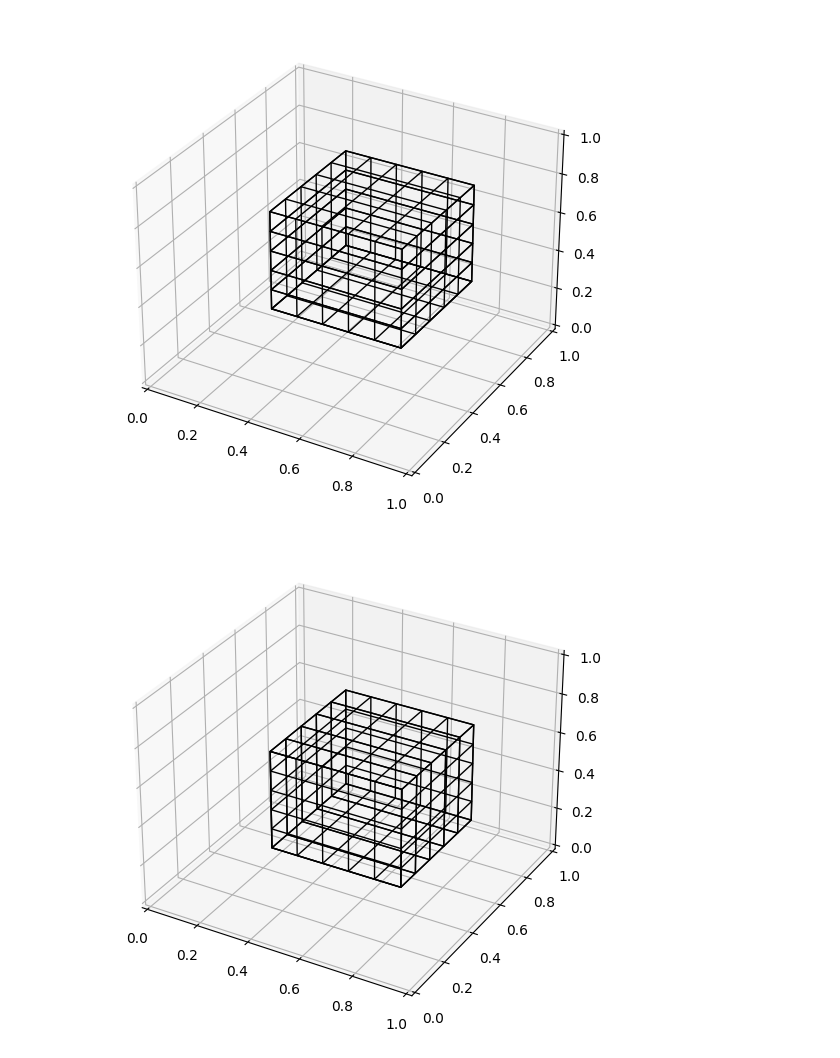
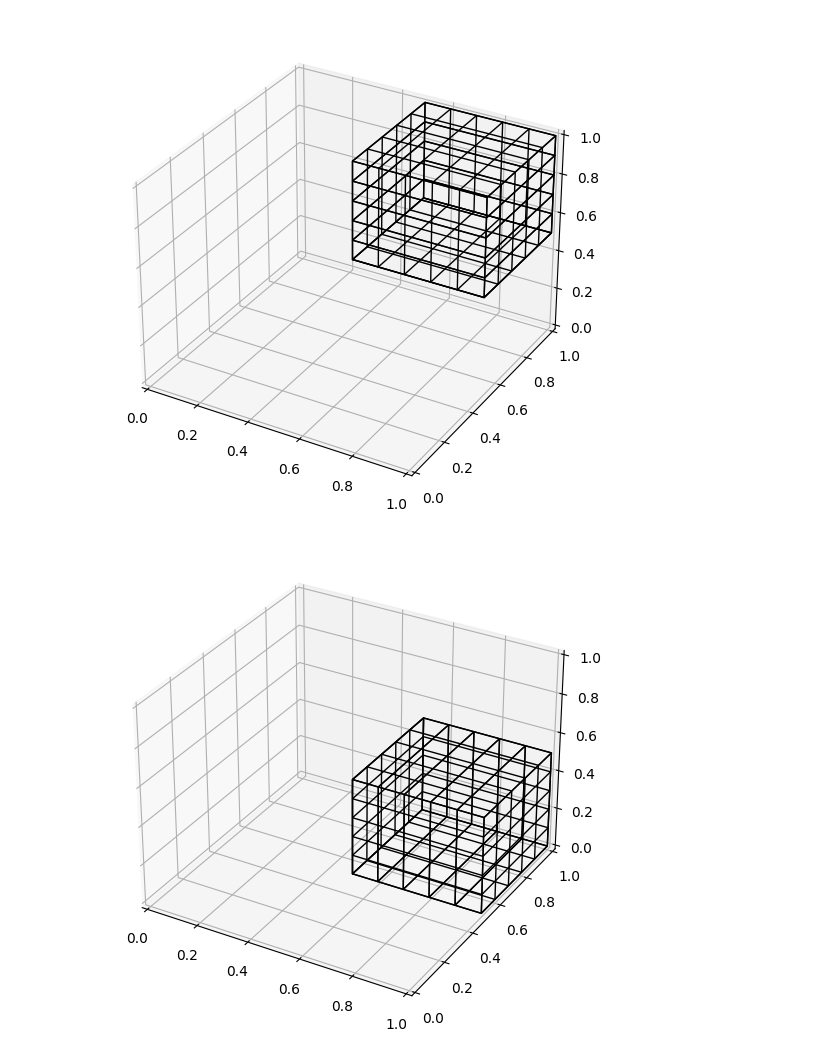
Before and after one commit to Beloin/PythonGraphicLibrary, a Jupyter notebook: camera_tests.ipynb, the cells around one changed output. Drawn from its saved outputs; the diff is of its cells as text; code cells hidden in the pictures.

```diff
--- a/camera_tests.ipynb
+++ b/camera_tests.ipynb
@@ -25,21 +25,21 @@ def extract_polygon(edges):
 # %%
 fig = plt.figure()
 ax = Axes3D(fig, auto_add_to_figure=False)
 fig.add_axes(ax)
 
 edges = wireframe.cube(.5, res=.5)
-edges = transformation.translate_edges(edges, (-.2, -.2, -.2))
+# edges = transformation.translate_edges(edges, (-.2, -.2, -.2))
 
 poly = extract_polygon(edges)
 
 ax.add_collection3d(Poly3DCollection(poly, linewidths=1, alpha=0, edgecolors="black"))
 plt.show()
 # %% [output]
-[figure, old version]
+[figure, new version]
 # %%
 # Setup Camera
 at = (0, 0, 0)
-eye = (1, 0, 0)
+eye = (0, 1, 0)
 camera = cam.get_camera(at, eye)
 
 fig = plt.figure()
@@ -47,7 +47,7 @@ ax = Axes3D(fig, auto_add_to_figure=False)
 fig.add_axes(ax)
 
 edges = wireframe.cube(.5, res=.5)
-edges = transformation.translate_edges(edges, (-.2, -.2, -.2))
+# edges = transformation.translate_edges(edges, (-.2, -.2, -.2))
 edges = cam.edges_to_camera(edges, camera, eye)
 
 poly = extract_polygon(edges)
@@ -55,4 +55,4 @@ poly = extract_polygon(edges)
 ax.add_collection3d(Poly3DCollection(poly, linewidths=1, alpha=0, edgecolors="black"))
 plt.show()
 # %% [output]
-[figure, old version]
+[figure, new version]
```
Also changed, not shown: 1 other file.
